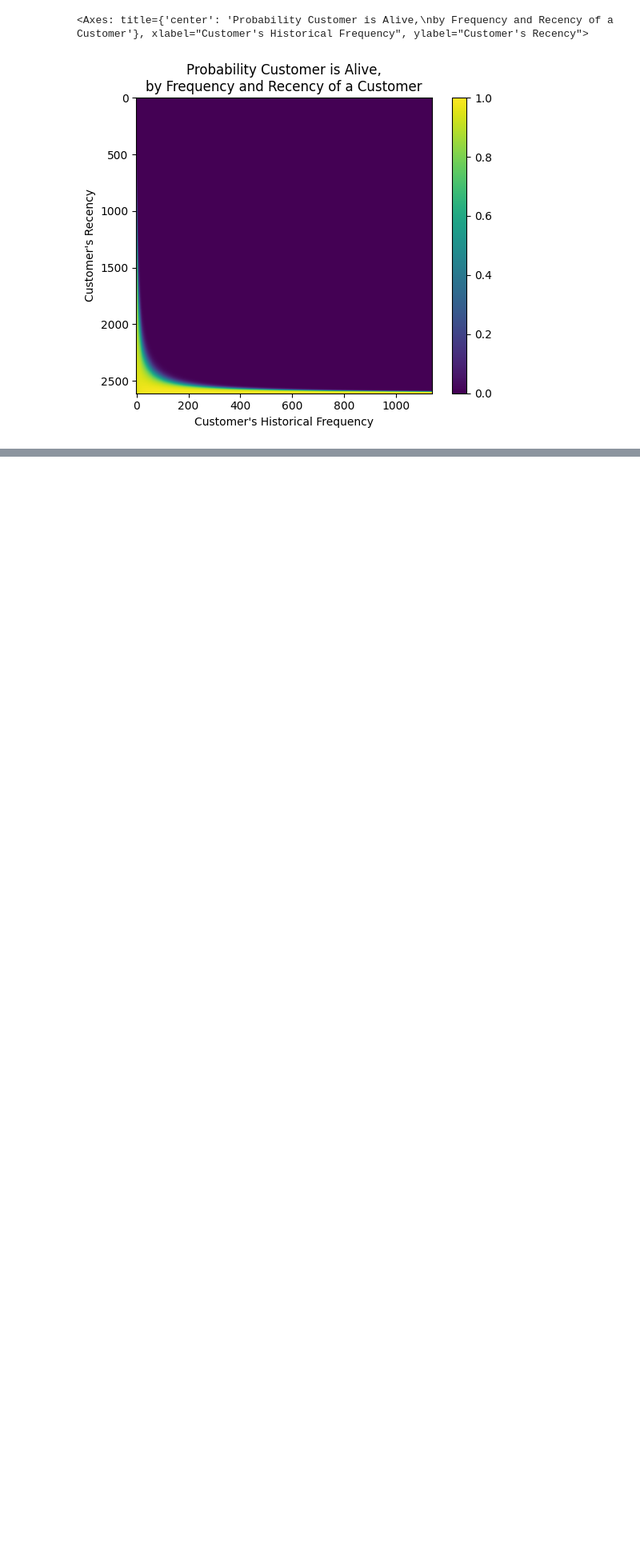
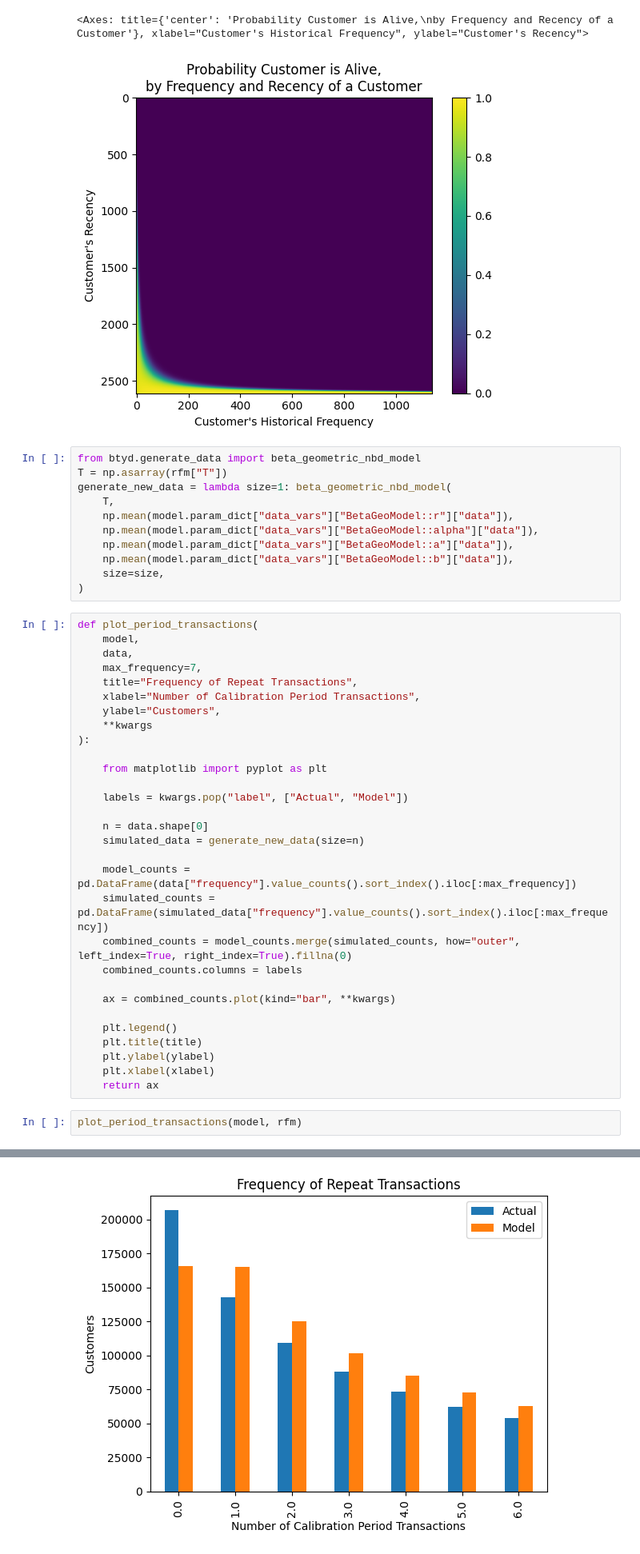
Before and after one commit to 6boyz/Customer-Churn-prediction, a Jupyter notebook: plotting.ipynb, the cells around one changed output, grey strips where cells are left out. Shown at 80% size. Drawn from its saved outputs; the diff is of its cells as text; blank space fills up the shorter version.

Commit message:
Added "Frequency of Repeat Transactions" plot

```diff
--- a/plotting.ipynb
+++ b/plotting.ipynb
@@ -65,3 +67,47 @@ plot_probability_alive_matrix(model, conditional_probability_alive)
 # %% [output]
 <Axes: title={'center': 'Probability Customer is Alive,\nby Frequency and Recency of a Customer'}, xlabel="Customer's Historical Frequency", ylabel="Customer's Recency">
 [figure]
+# %%
+from btyd.generate_data import beta_geometric_nbd_model
+T = np.asarray(rfm["T"])
+generate_new_data = lambda size=1: beta_geometric_nbd_model(
+    T,
+    np.mean(model.param_dict["data_vars"]["BetaGeoModel::r"]["data"]),
+    np.mean(model.param_dict["data_vars"]["BetaGeoModel::alpha"]["data"]),
+    np.mean(model.param_dict["data_vars"]["BetaGeoModel::a"]["data"]),
+    np.mean(model.param_dict["data_vars"]["BetaGeoModel::b"]["data"]),
+    size=size,
+)
+# %%
+def plot_period_transactions(
+    model,
+    data,
+    max_frequency=7,
+    title="Frequency of Repeat Transactions",
+    xlabel="Number of Calibration Period Transactions",
+    ylabel="Customers",
+    **kwargs
+):
+
+    from matplotlib import pyplot as plt
+
+    labels = kwargs.pop("label", ["Actual", "Model"])
+
+    n = data.shape[0]
+    simulated_data = generate_new_data(size=n)
+
+    model_counts = pd.DataFrame(data["frequency"].value_counts().sort_index().iloc[:max_frequency])
+    simulated_counts = pd.DataFrame(simulated_data["frequency"].value_counts().sort_index().iloc[:max_frequency])
+    combined_counts = model_counts.merge(simulated_counts, how="outer", left_index=True, right_index=True).fillna(0)
+    combined_counts.columns = labels
+
+    ax = combined_counts.plot(kind="bar", **kwargs)
+
+    plt.legend()
+    plt.title(title)
+    plt.ylabel(ylabel)
+    plt.xlabel(xlabel)
+    return ax
+# %%
+plot_period_transactions(model, rfm)
+# %% [output]
@@ -67,0 +115 @@ plot_probability_alive_matrix(model, conditional_probability_alive)
+[figure, added]
```
Also changed, not shown: parts of 2 cells of this notebook.
